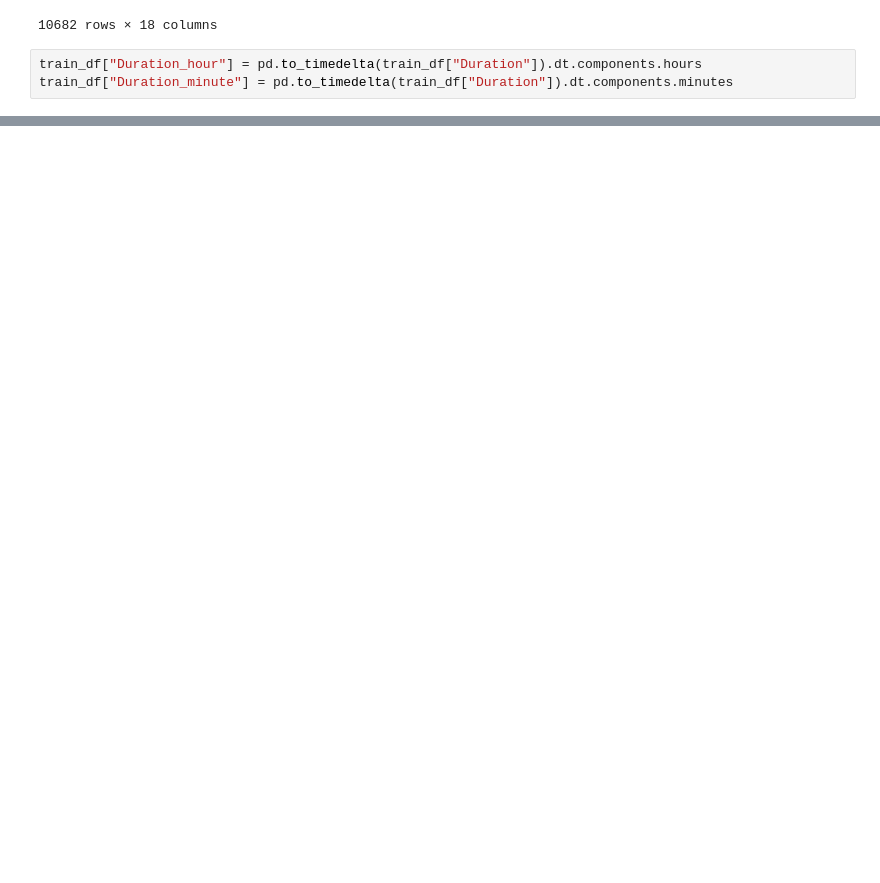
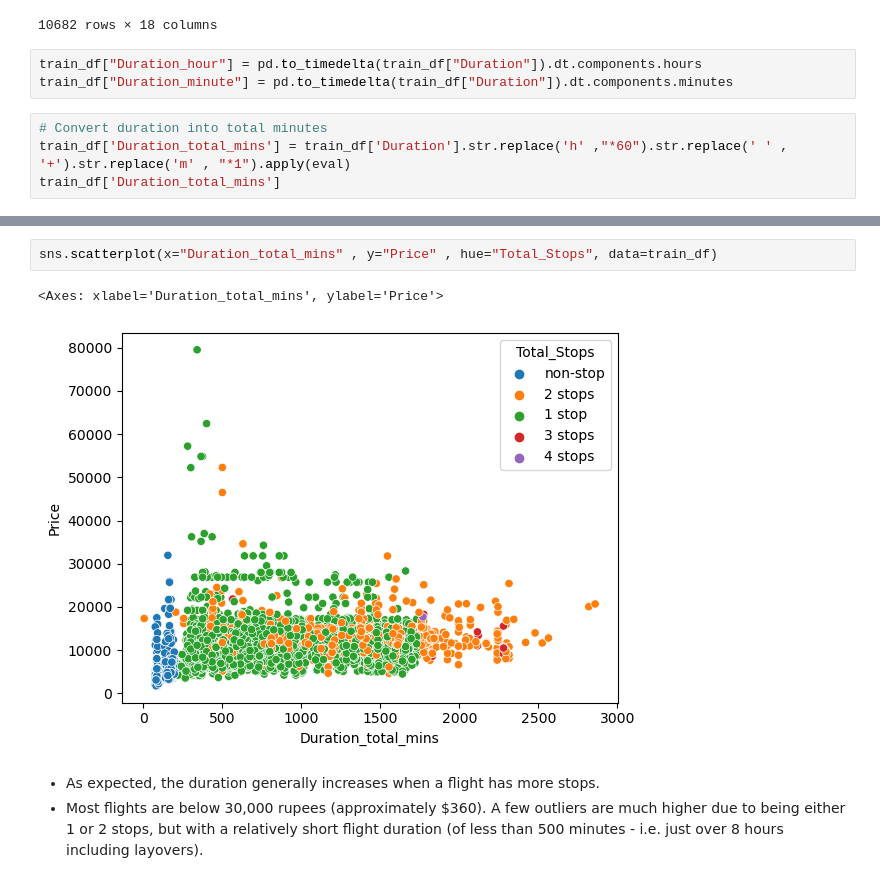
Before and after one commit to Numann-Malik/Regression, a Jupyter notebook: Airline-Fare-Prediction.ipynb, the cells around one changed output, grey strips where cells are left out. Saved outputs shown, nothing was run; the diff lists cells and outputs as text; blank space fills up the shorter version.

```diff
--- a/Airline-Fare-Prediction.ipynb
+++ b/Airline-Fare-Prediction.ipynb
@@ -263,3 +263,7 @@ train_df
 # %%
 train_df["Duration_hour"] = pd.to_timedelta(train_df["Duration"]).dt.components.hours
 train_df["Duration_minute"] = pd.to_timedelta(train_df["Duration"]).dt.components.minutes
+# %%
+# Convert duration into total minutes
+train_df['Duration_total_mins'] = train_df['Duration'].str.replace('h' ,"*60").str.replace(' ' , '+').str.replace('m' , "*1").apply(eval)
+train_df['Duration_total_mins']
@@ -265,0 +283,8 @@ train_df["Duration_minute"] = pd.to_timedelta(train_df["Duration"]).dt.component
+# %%
+sns.scatterplot(x="Duration_total_mins" , y="Price" , hue="Total_Stops", data=train_df)
+# %% [output]
+<Axes: xlabel='Duration_total_mins', ylabel='Price'>
+[figure, added]
+# %% [markdown]
+- As expected, the duration generally increases when a flight has more stops.
+- Most flights are below 30,000 rupees (approximately $360). A few outliers are much higher due to being either 1 or 2 stops, but with a relatively short flight duration (of less than 500 minutes - i.e. just over 8 hours including layovers).
```
Also changed, not shown: parts of 8 cells of this notebook.
